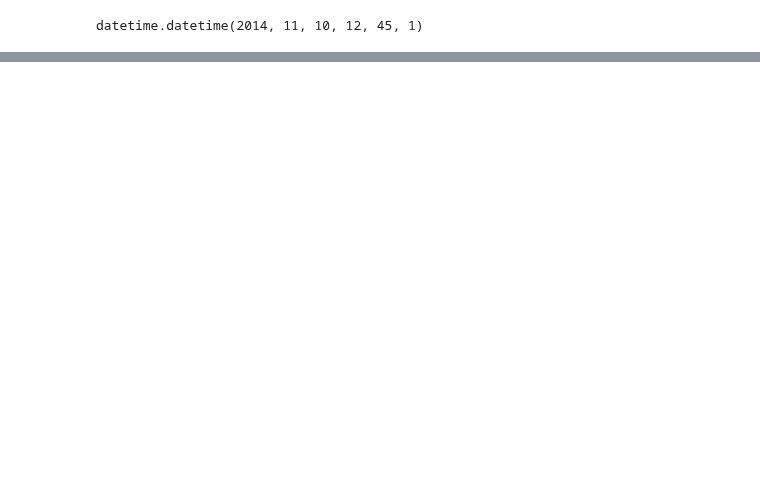
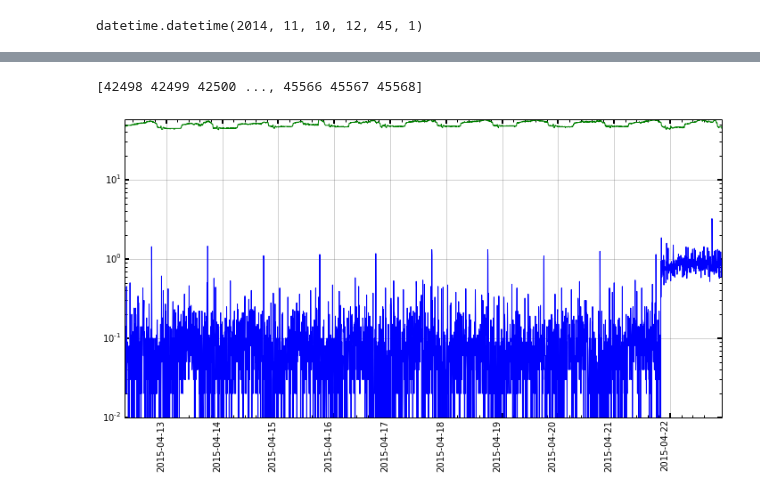
Before and after one commit to ajmendez/templog, a Jupyter notebook: notebook/neon.ipynb, the cells around one changed output, grey strips where cells are left out. Cells and saved outputs as stored; diff of their text form; code cells hidden in the pictures; blank space fills up the shorter version.

Commit message:
updated dates

```diff
--- a/notebook/neon.ipynb
+++ b/notebook/neon.ipynb
@@ -261,3 +261,16 @@ dateticks('%Y-%m-%d', rotation=90)
+# %%
+ndate = date2num(udate)
+start = date2num(datetime.now() - timedelta(hours=256))
+ii = np.where(ndate > start)[0]
+jj = np.where(ndates > start)[0]
+print ii
+setup(figsize=(12,6), xr=minmax(ndate[ii]), ylog=True )
+pylab.plot(ndate[ii], np.array(uptime)[ii])
+pylab.plot(dates[jj], values[jj])
+dateticks('%Y-%m-%d', rotation=90)
+# %% [output]
+[42498 42499 42500 ..., 45566 45567 45568]
+[figure, added]
 # %%
 utemp = np.interp(date2num(udate), date2num(dates), values)
 # %%
```
Also changed, not shown: parts of 8 cells of this notebook, 2 other files.
